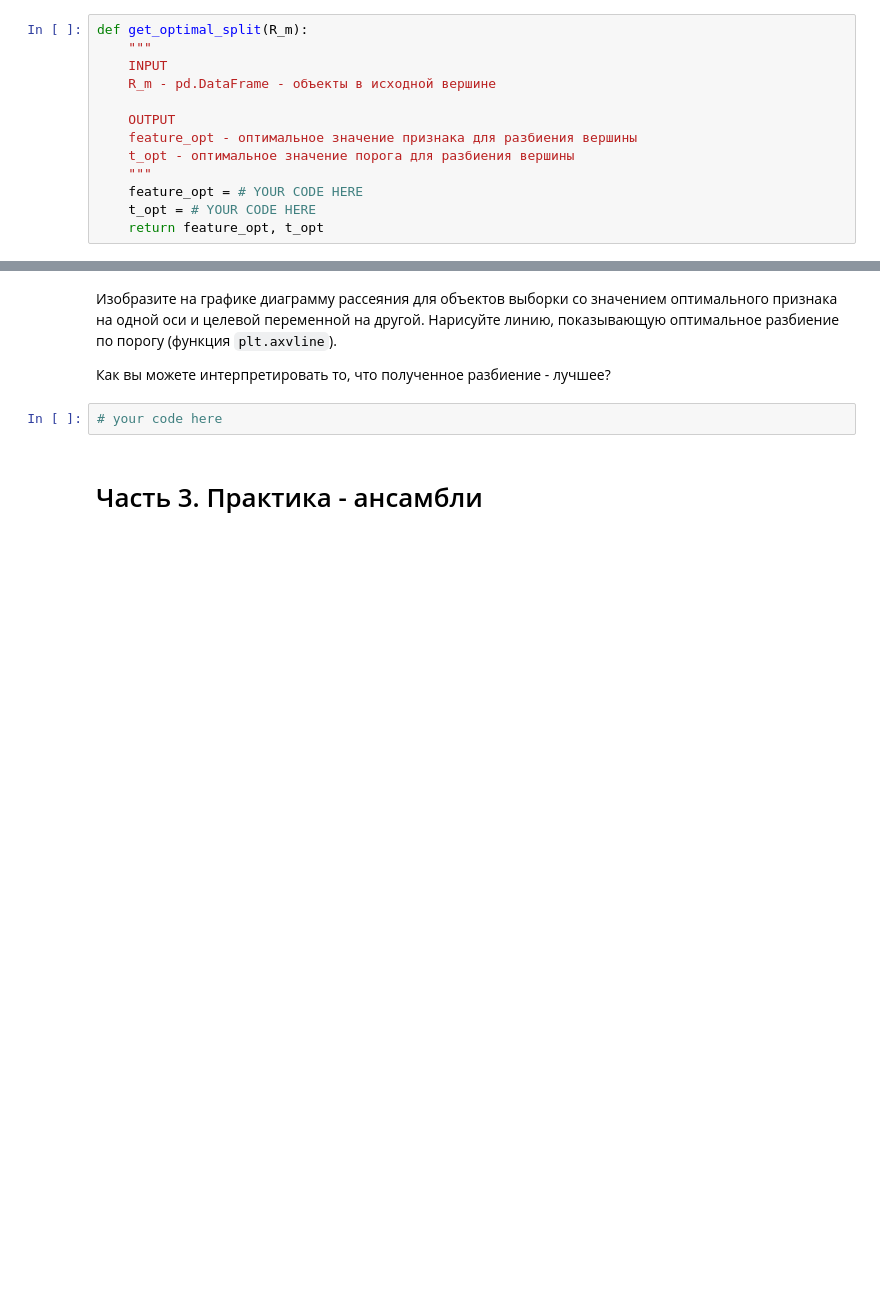
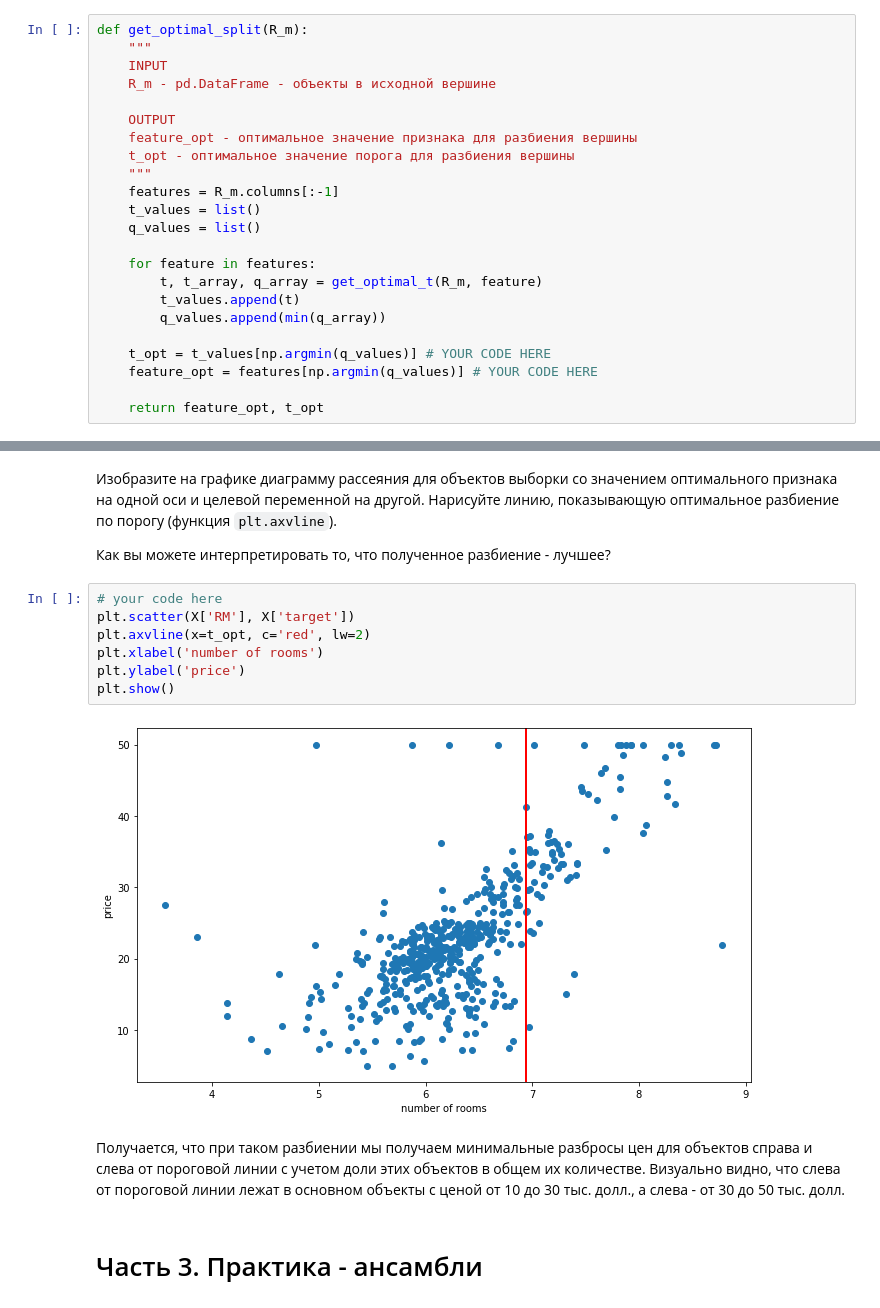
Before and after one commit to Oleg-DS/learning_data_science, a Jupyter notebook: ML/hw04.ipynb, the cells around one changed output, grey strips where cells are left out. Drawn from its saved outputs; the diff is of its cells as text; blank space fills up the shorter version.

```diff
--- a/ML/hw04.ipynb
+++ b/ML/hw04.ipynb
@@ -333,8 +346,18 @@ def get_optimal_split(R_m):
     feature_opt - оптимальное значение признака для разбиения вершины
     t_opt - оптимальное значение порога для разбиения вершины
     """
-    feature_opt = # YOUR CODE HERE
-    t_opt = # YOUR CODE HERE
+    features = R_m.columns[:-1]
+    t_values = list()
+    q_values = list()
+
+    for feature in features:
+        t, t_array, q_array = get_optimal_t(R_m, feature)
+        t_values.append(t)
+        q_values.append(min(q_array))
+
+    t_opt = t_values[np.argmin(q_values)] # YOUR CODE HERE
+    feature_opt = features[np.argmin(q_values)] # YOUR CODE HERE
+
     return feature_opt, t_opt
 # %%
 # Test the function
@@ -349,8 +375,17 @@ assert np.allclose(t_opt, 6.939)
 Изобразите на графике диаграмму рассеяния для объектов выборки со значением оптимального признака на одной оси и целевой переменной на другой. Нарисуйте линию, показывающую оптимальное разбиение по порогу (функция `plt.axvline`).
 
 Как вы можете интерпретировать то, что полученное разбиение - лучшее?
-# %%
-# your code here
+# %%
+# your code here
+plt.scatter(X['RM'], X['target'])
+plt.axvline(x=t_opt, c='red', lw=2)
+plt.xlabel('number of rooms')
+plt.ylabel('price')
+plt.show()
+# %% [output]
+[figure, added]
+# %% [markdown]
+Получается, что при таком разбиении мы получаем минимальные разбросы цен для объектов справа и слева от пороговой линии с учетом доли этих объектов в общем их количестве. Визуально видно, что слева от пороговой линии лежат в основном объекты с ценой от 10 до 30 тыс. долл., а слева - от 30 до 50 тыс. долл.
 # %% [markdown]
 # Часть 3. Практика - ансамбли
 # %% [markdown]
```
Also changed, not shown: parts of 6 cells of this notebook, 1 other file.
